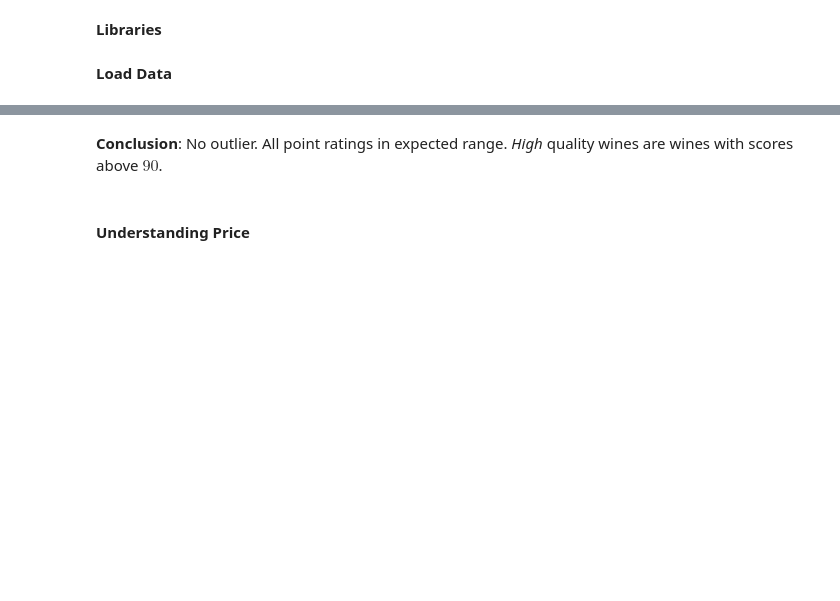
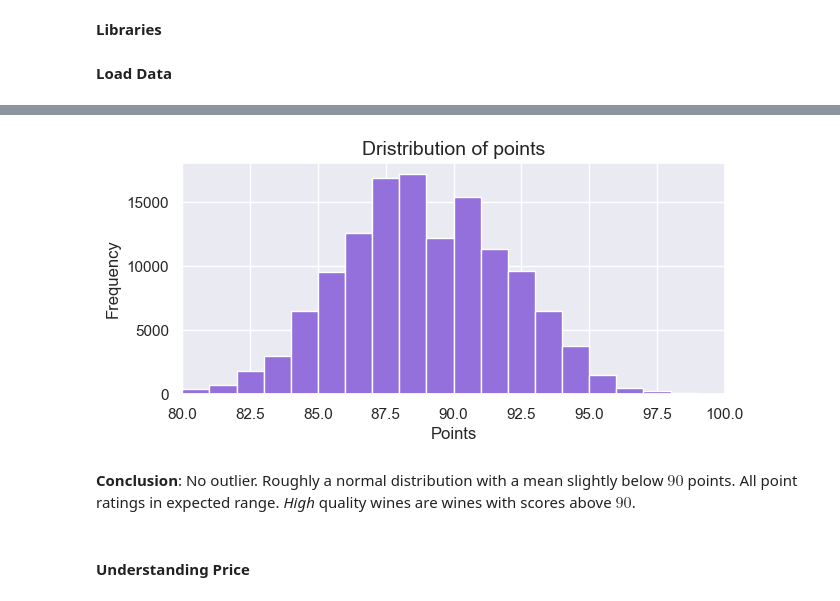
Before and after one commit to pasmith/oenologist, a Jupyter notebook: wine_review-initial_data_exploration.ipynb, the cells around one changed output, grey strips where cells are left out. Saved outputs shown, nothing was run; the diff lists cells and outputs as text; code cells hidden in the pictures; blank space fills up the shorter version.

```diff
--- a/wine_review-initial_data_exploration.ipynb
+++ b/wine_review-initial_data_exploration.ipynb
@@ -78,5 +79,15 @@ plt.show()
+# %%
+# check the distribution of points
+plt.figure(figsize=(7,3))
+plt.hist(data=reviews, x='points', bins=np.arange (80, reviews['points'].max()+1, 1), color = 'mediumpurple')
+plt.xlim(80,100)
+plt.title('Dristribution of points', fontsize=14)
+plt.xlabel('Points')
+plt.ylabel('Frequency');
+# %% [output]
+[figure, added]
 # %% [markdown]
-**Conclusion**: No outlier. All point ratings in expected range. *High* quality wines are wines with scores above $90$.
+**Conclusion**: No outlier. Roughly a normal distribution with a mean slightly below $90$ points. All point ratings in expected range. *High* quality wines are wines with scores above $90$.
 # %% [markdown]
 #### Understanding Price
 # %%
```
Also changed, not shown: parts of 17 cells of this notebook, 8 other files.
